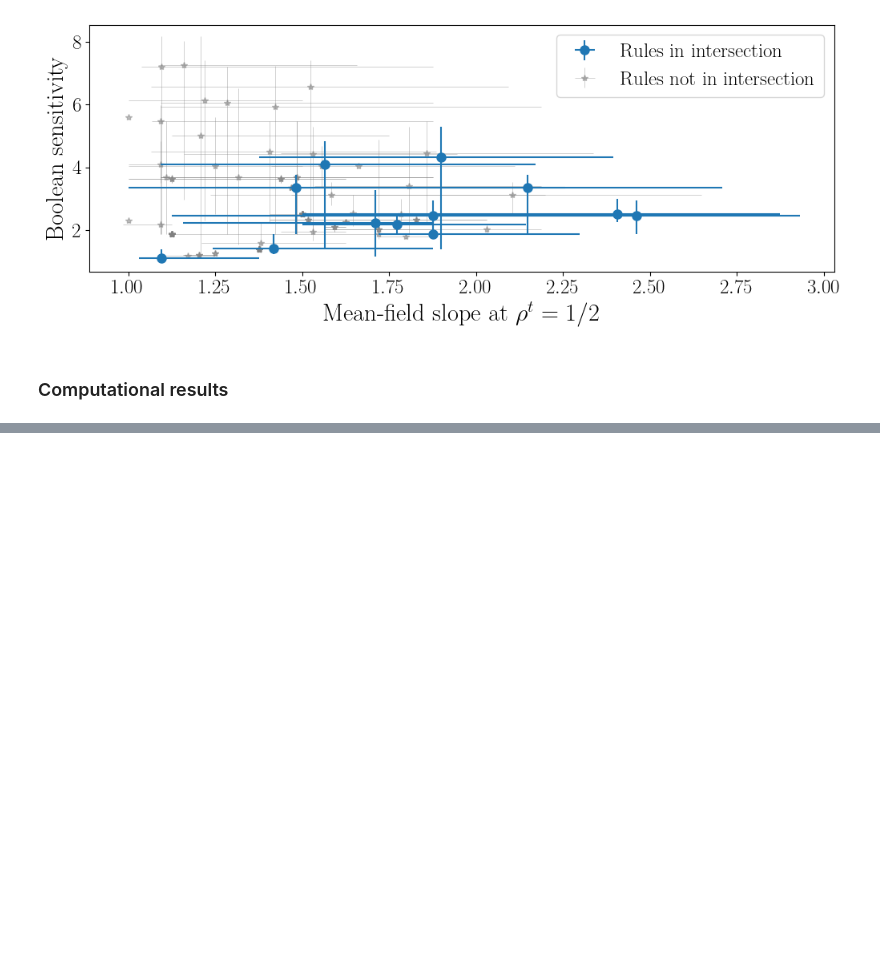
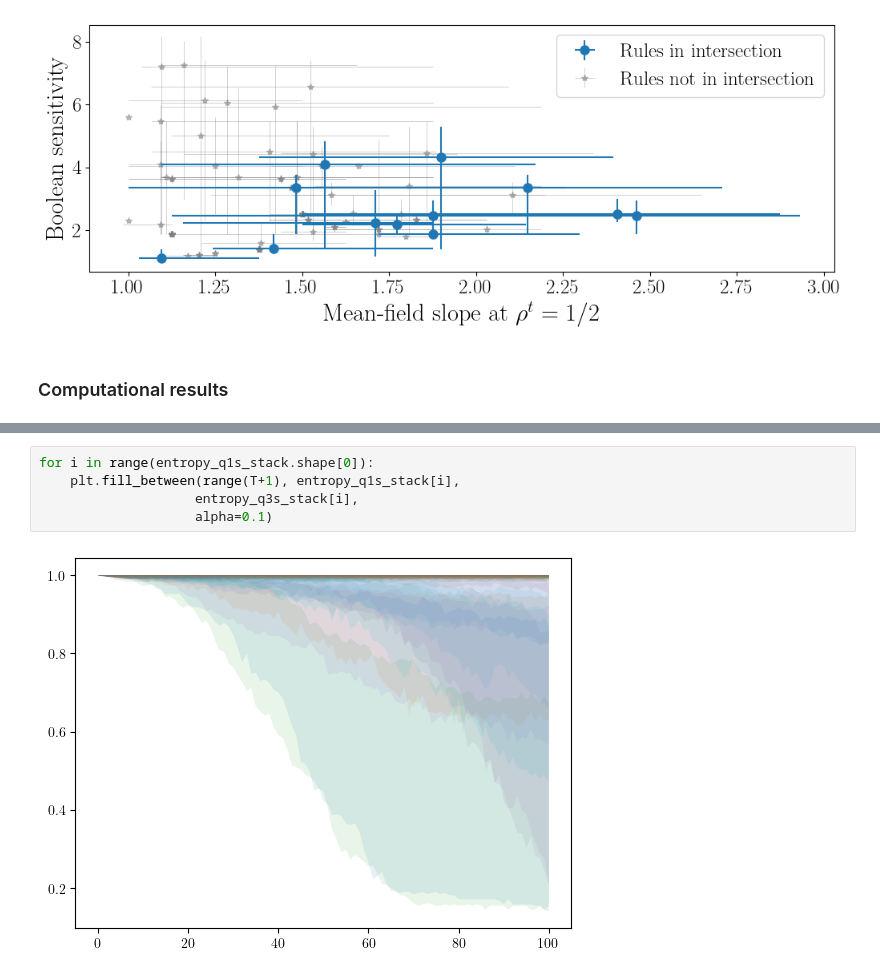
Before and after one commit to mrollier/network_automata_robustness, a Jupyter notebook: manuscript/impact_analysis-figures.ipynb, the cells around one changed output, grey strips where cells are left out. Drawn from its saved outputs; the diff is of its cells as text; blank space fills up the shorter version.

```diff
--- a/manuscript/impact_analysis-figures.ipynb
+++ b/manuscript/impact_analysis-figures.ipynb
@@ -817,0 +884,7 @@ We should do the following very simple first thingie
+# %%
+for i in range(entropy_q1s_stack.shape[0]):
+    plt.fill_between(range(T+1), entropy_q1s_stack[i],
+                    entropy_q3s_stack[i],
+                    alpha=0.1)
+# %% [output]
+[figure, added]
```
Also changed, not shown: parts of 7 cells of this notebook, 1 other file.
